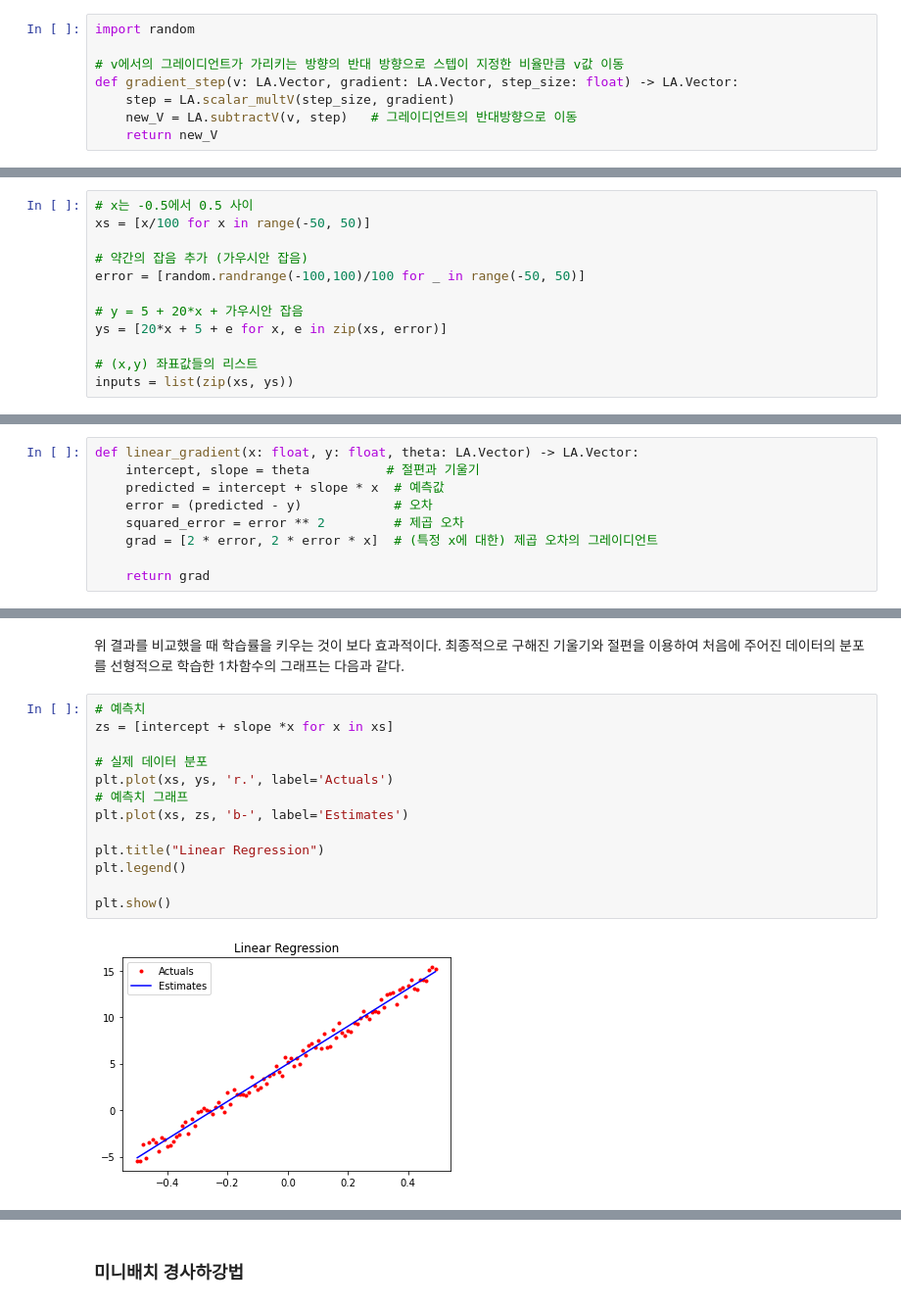
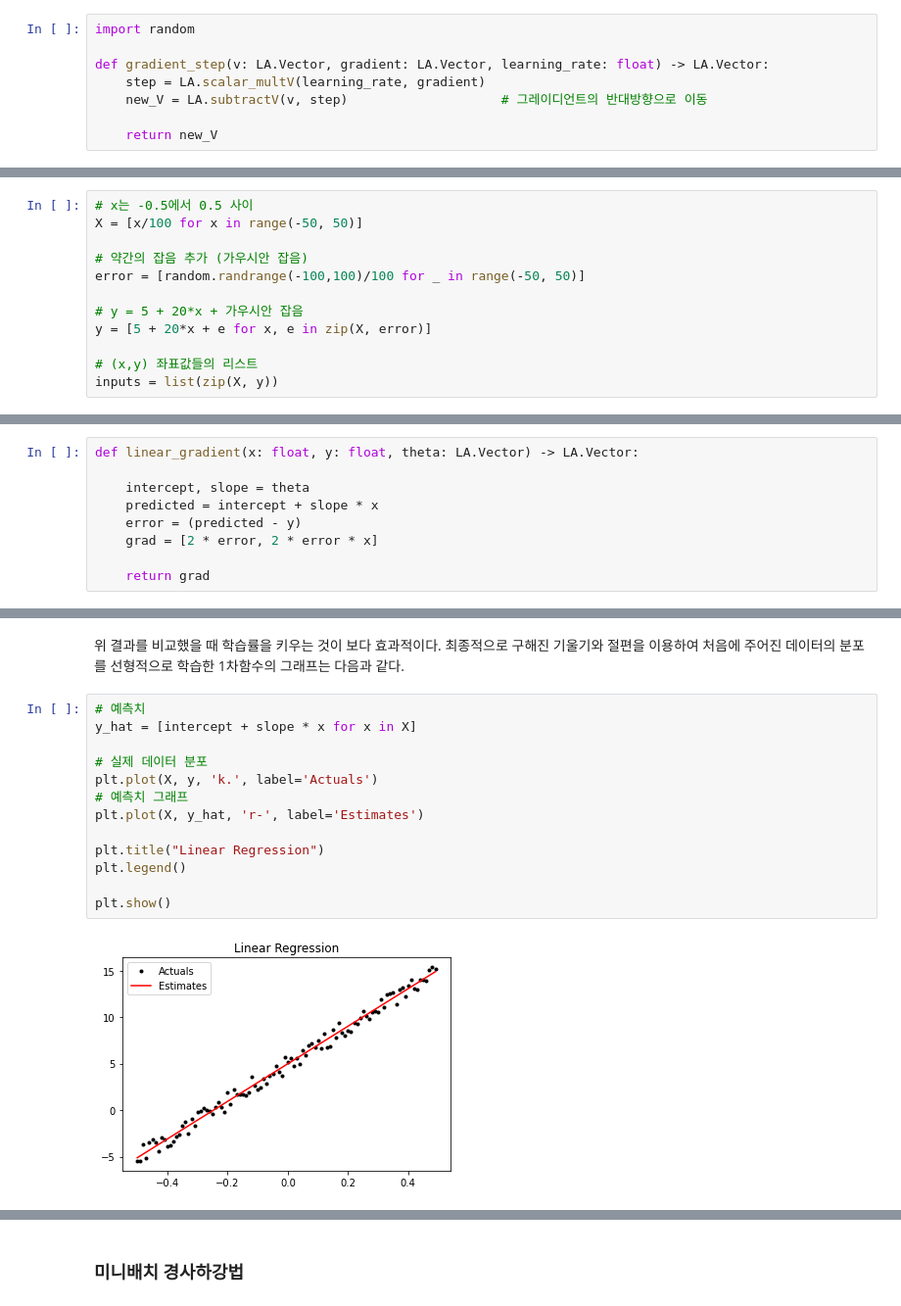
Before and after one commit to codingalzi/pydata, a Jupyter notebook: notebooks/pydata08-machine-learning-preview-3.ipynb, the cells around one changed output, grey strips where cells are left out. Shown at 98% size. Cells and saved outputs as stored; diff of their text form.

```diff
--- a/notebooks/pydata08-machine-learning-preview-3.ipynb
+++ b/notebooks/pydata08-machine-learning-preview-3.ipynb
@@ -304,9 +335,9 @@ def sum_of_squares_gradient(v: LA.Vector) -> LA.Vector:
 # %%
 import random
 
-# v에서의 그레이디언트가 가리키는 방향의 반대 방향으로 스텝이 지정한 비율만큼 v값 이동
-def gradient_step(v: LA.Vector, gradient: LA.Vector, step_size: float) -> LA.Vector:
-    step = LA.scalar_multV(step_size, gradient)
-    new_V = LA.subtractV(v, step)   # 그레이디언트의 반대방향으로 이동
+def gradient_step(v: LA.Vector, gradient: LA.Vector, learning_rate: float) -> LA.Vector:
+    step = LA.scalar_multV(learning_rate, gradient)
+    new_V = LA.subtractV(v, step)                    # 그레이디언트의 반대방향으로 이동
+
     return new_V
 # %% [markdown]
@@ -380,15 +412,15 @@ $y$값에 약간의 잡음(가우시안 잡음)이 추가된다.
 # %%
 # x는 -0.5에서 0.5 사이
-xs = [x/100 for x in range(-50, 50)]
+X = [x/100 for x in range(-50, 50)]
 
 # 약간의 잡음 추가 (가우시안 잡음)
 error = [random.randrange(-100,100)/100 for _ in range(-50, 50)]
 
 # y = 5 + 20*x + 가우시안 잡음
-ys = [20*x + 5 + e for x, e in zip(xs, error)]
+y = [5 + 20*x + e for x, e in zip(X, error)]
 
 # (x,y) 좌표값들의 리스트
-inputs = list(zip(xs, ys))
+inputs = list(zip(X, y))
 # %% [markdown]
 아래 프로그램은 잡음이 포함되어 직선으로 그려지지 않는
 데이터의 분포를 보여준다.
@@ -447,9 +494,9 @@ $$
 # %%
 def linear_gradient(x: float, y: float, theta: LA.Vector) -> LA.Vector:
-    intercept, slope = theta          # 절편과 기울기
-    predicted = intercept + slope * x  # 예측값
-    error = (predicted - y)            # 오차
-    squared_error = error ** 2         # 제곱 오차
-    grad = [2 * error, 2 * error * x]  # (특정 x에 대한) 제곱 오차의 그레이디언트
+
+    intercept, slope = theta
+    predicted = intercept + slope * x
+    error = (predicted - y)
+    grad = [2 * error, 2 * error * x]
 
     return grad
@@ -586,17 +644,17 @@ print(f"최종 절편: {intercept:.3f}")
 선형적으로 학습한 1차함수의 그래프는 다음과 같다.
 # %%
 # 예측치
-zs = [intercept + slope *x for x in xs]
+y_hat = [intercept + slope * x for x in X]
 
 # 실제 데이터 분포
-plt.plot(xs, ys, 'r.', label='Actuals')
+plt.plot(X, y, 'k.', label='Actuals')
 # 예측치 그래프
-plt.plot(xs, zs, 'b-', label='Estimates')
+plt.plot(X, y_hat, 'r-', label='Estimates')
 
 plt.title("Linear Regression")
 plt.legend()
 
 plt.show()
 # %% [output]
-[figure, old version]
+[figure, new version]
 # %% [markdown]
```
Also changed, not shown: parts of 66 cells of this notebook, 1 other file.
